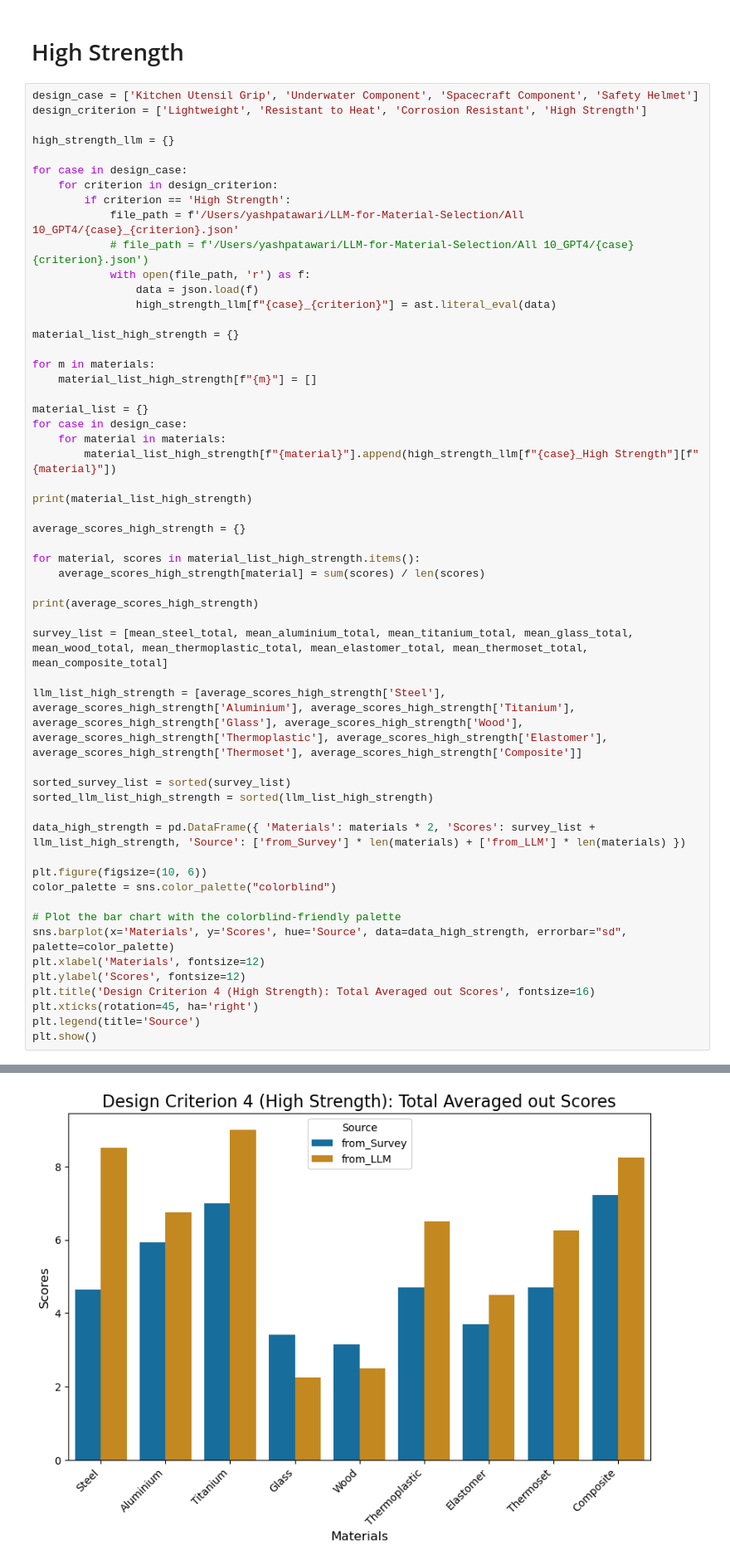
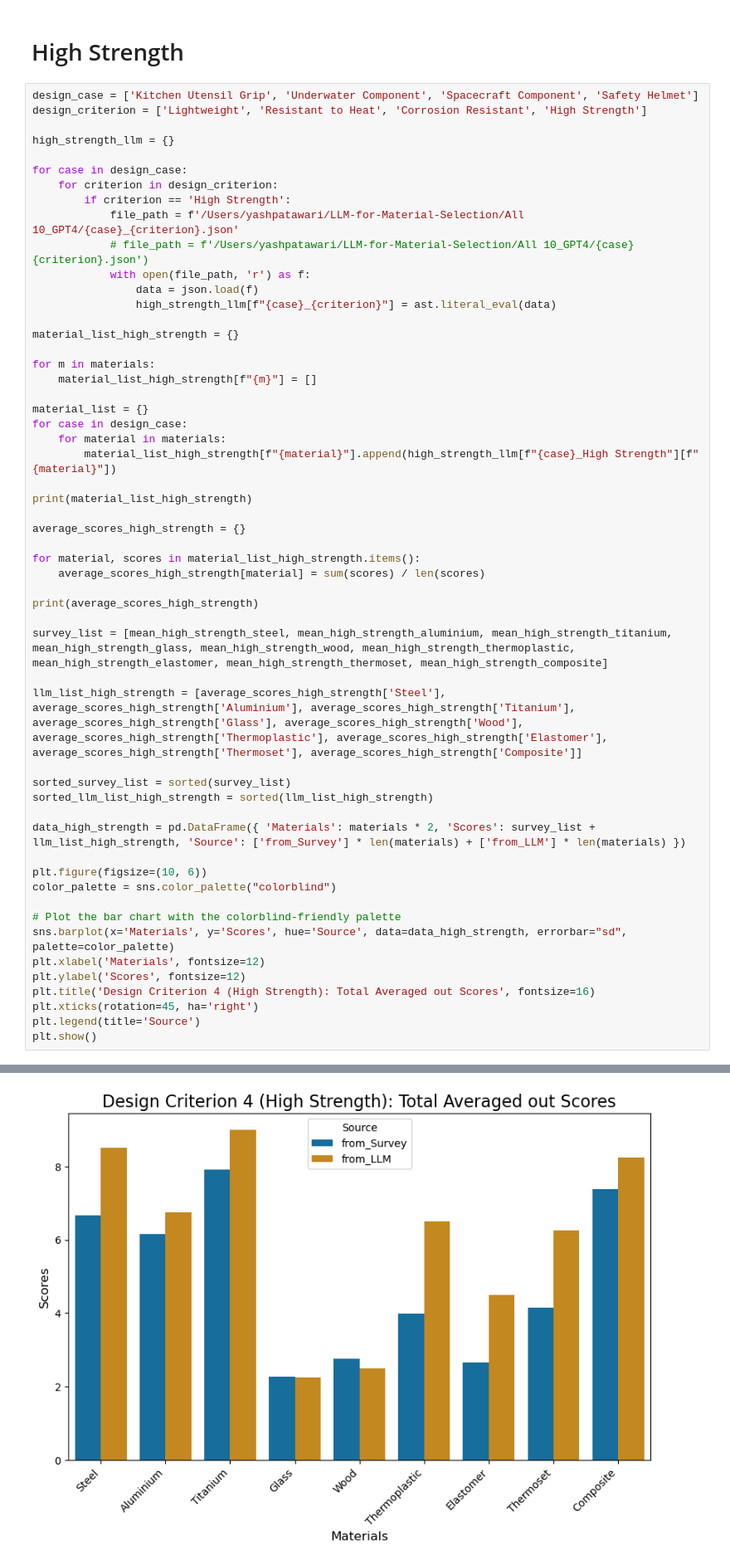
Before and after one commit to cmudrc/LLM-for-Material-Selection, a Jupyter notebook: SurveyLLM comparison.ipynb, the cells around one changed output, grey strips where cells are left out. Shown at 83% size. Saved outputs shown, nothing was run; the diff lists cells and outputs as text.

```diff
--- a/SurveyLLM comparison.ipynb
+++ b/SurveyLLM comparison.ipynb
@@ -1727,35 +1726,35 @@ print(material_list_high_strength)
 
 average_scores_high_strength = {}
 
 for material, scores in material_list_high_strength.items():
     average_scores_high_strength[material] = sum(scores) / len(scores)
 
 print(average_scores_high_strength)
 
-survey_list = [mean_steel_total, mean_aluminium_total, mean_titanium_total, mean_glass_total, mean_wood_total, mean_thermoplastic_total, mean_elastomer_total, mean_thermoset_total, mean_composite_total]
+survey_list = [mean_high_strength_steel, mean_high_strength_aluminium, mean_high_strength_titanium, mean_high_strength_glass, mean_high_strength_wood, mean_high_strength_thermoplastic, mean_high_strength_elastomer, mean_high_strength_thermoset, mean_high_strength_composite]
 
 llm_list_high_strength = [average_scores_high_strength['Steel'], average_scores_high_strength['Aluminium'], average_scores_high_strength['Titanium'], average_scores_high_strength['Glass'], average_scores_high_strength['Wood'], average_scores_high_strength['Thermoplastic'], average_scores_high_strength['Elastomer'], average_scores_high_strength['Thermoset'], average_scores_high_strength['Composite']]
 
 sorted_survey_list = sorted(survey_list)
 sorted_llm_list_high_strength = sorted(llm_list_high_strength)
 
 data_high_strength = pd.DataFrame({ 'Materials': materials * 2, 'Scores': survey_list + llm_list_high_strength, 'Source': ['from_Survey'] * len(materials) + ['from_LLM'] * len(materials) })
 
 plt.figure(figsize=(10, 6))
 color_palette = sns.color_palette("colorblind")
 
 # Plot the bar chart with the colorblind-friendly palette
 sns.barplot(x='Materials', y='Scores', hue='Source', data=data_high_strength, errorbar="sd", palette=color_palette)
 plt.xlabel('Materials', fontsize=12)
 plt.ylabel('Scores', fontsize=12)
 plt.title('Design Criterion 4 (High Strength): Total Averaged out Scores', fontsize=16)
 plt.xticks(rotation=45, ha='right')
 plt.legend(title='Source')
 plt.show()
 # %% [output]
 {'Steel': [9, 9, 9, 7], 'Aluminium': [7, 7, 7, 6], 'Titanium': [8, 10, 10, 8], 'Glass': [2, 3, 2, 2], 'Wood': [6, 1, 0, 3], 'Thermoplastic': [7, 6, 6, 7], 'Elastomer': [5, 5, 3, 5], 'Thermoset': [7, 6 ...
 {'Steel': 8.5, 'Aluminium': 6.75, 'Titanium': 9.0, 'Glass': 2.25, 'Wood': 2.5, 'Thermoplastic': 6.5, 'Elastomer': 4.5, 'Thermoset': 6.25, 'Composite': 8.25}
-[figure, old version]
+[figure, new version]
 # %% [markdown]
 ## Change to Scatter + Bar
 # %%
```
Also changed, not shown: parts of 11 cells of this notebook, 2 other files.
